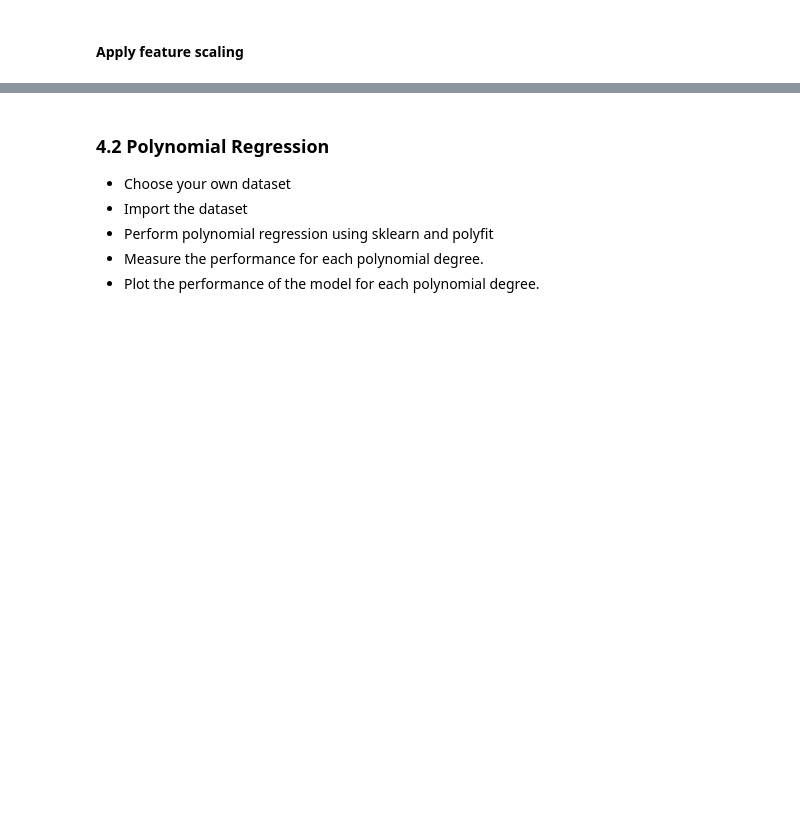
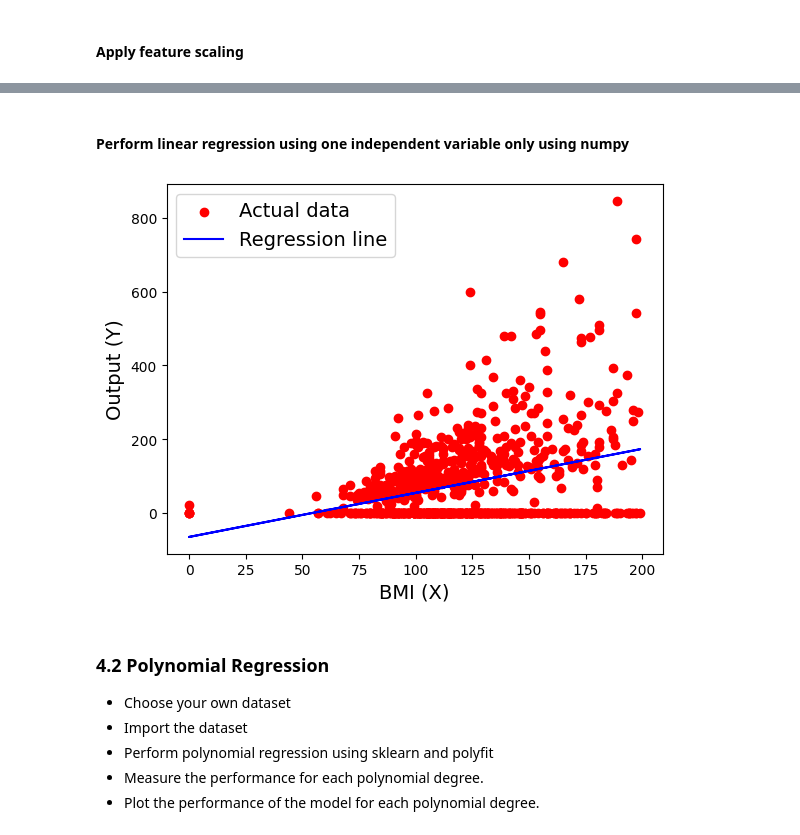
Before and after one commit to reue-lly/Predictive-Analytics-using-Machine-Learning, a Jupyter notebook: Activity-2/Activity_2_Training_Linear_Models.ipynb, the cells around one changed output, grey strips where cells are left out. Drawn from its saved outputs; the diff is of its cells as text; code cells hidden in the pictures; blank space fills up the shorter version.

```diff
--- a/Activity-2/Activity_2_Training_Linear_Models.ipynb
+++ b/Activity-2/Activity_2_Training_Linear_Models.ipynb
@@ -1131,7 +1131,7 @@ Mounted at /content/drive
 import pandas as pd
 from sklearn.model_selection import train_test_split
 # %%
-diabetes = pd.read_csvdf = pd.read_csv('/content/drive/MyDrive/Activity_2_Training_Linear_Models/diabetes.csv')
+diabetes = pd.read_csv('/content/drive/MyDrive/Activity_2_Training_Linear_Models/diabetes.csv')
 # %%
 diabetes.head()
 # %% [output]
@@ -1265,3 +1281,35 @@ diabetes.head()
+# %% [markdown]
+#### Perform linear regression using one independent variable only using numpy
+# %%
+import numpy as np
+import matplotlib.pyplot as plt
+
+# I will use the glucose level as the independent variable and Age Variable as the dependent
+X = diabetes.Glucose
+y = diabetes.Insulin
+
+# calculate the mean of X and y
+X_mean = np.mean(X)
+y_mean = np.mean(y)
+
+# calculate m (slope)
+m = np.sum((X - X_mean) * (y - y_mean)) / np.sum((X - X_mean)**2)
+
+# calculate b (intercept)
+b = y_mean - m * X_mean
+
+# Prediction
+y_pred = m * X + b
+
+# plot
+plt.scatter(X, y, color="red", label="Actual data")
+plt.plot(X, y_pred, color="blue", label="Regression line")
+plt.xlabel("BMI (X)")
+plt.ylabel("Output (Y)")
+plt.legend()
+plt.show()
+# %% [output]
+[figure, added]
 # %% [markdown]
 ### 4.2 Polynomial Regression
 
```
Also changed, not shown: parts of 3 cells of this notebook.
